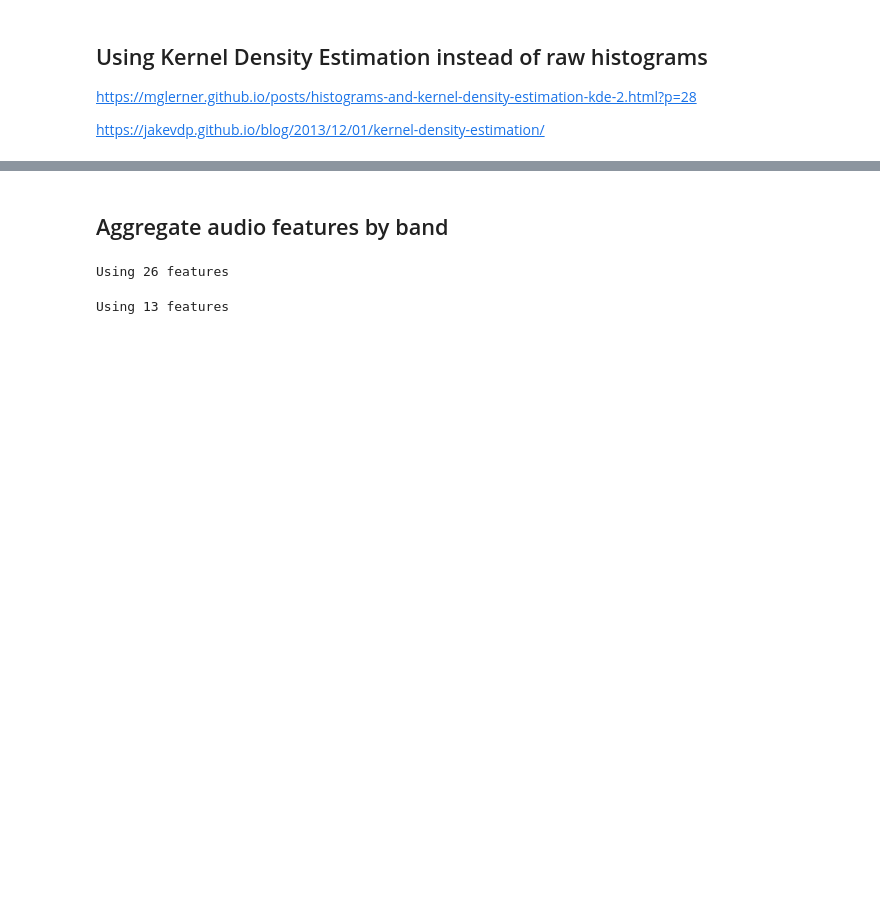
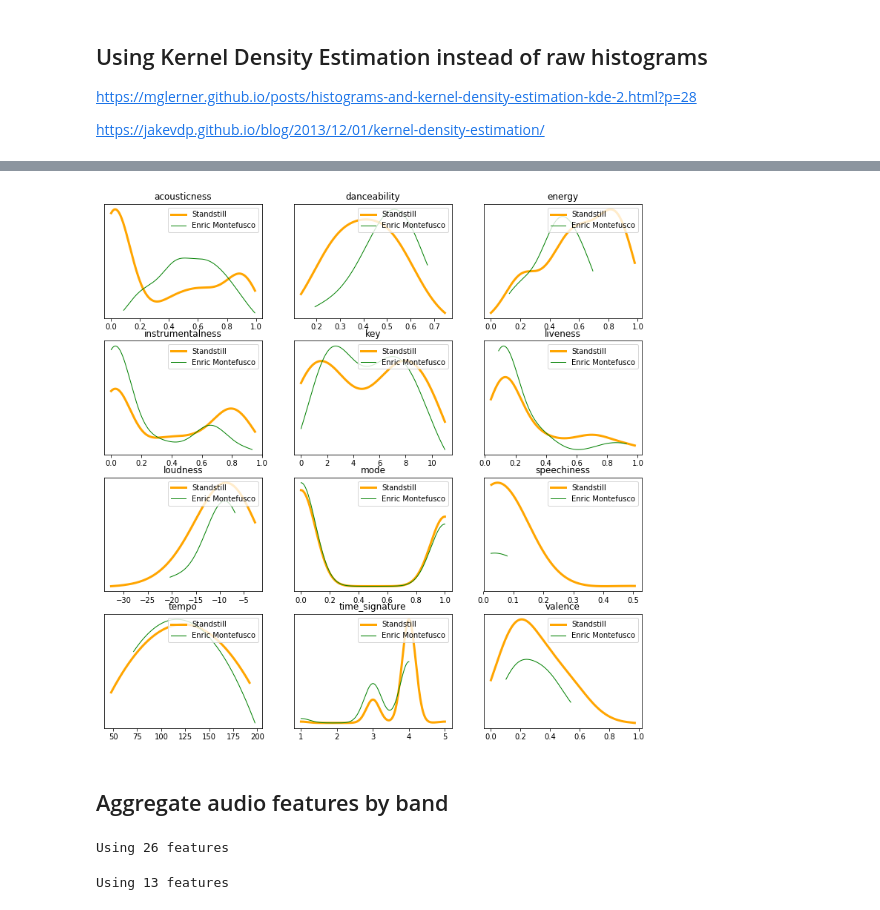
Before and after one commit to eduardbonada/festivals2018, a Jupyter notebook: Explore Audio Features.ipynb, the cells around one changed output, grey strips where cells are left out. Cells and saved outputs as stored; diff of their text form; code cells hidden in the pictures; blank space fills up the shorter version.

```diff
--- a/Explore Audio Features.ipynb
+++ b/Explore Audio Features.ipynb
@@ -222,9 +219,9 @@ https://jakevdp.github.io/blog/2013/12/01/kernel-density-estimation/
 from sklearn.neighbors.kde import KernelDensity
 
 artists_to_compare = [\
-    {'name': 'Pau Vallvé', 'color' : 'orange', 'linewidth' : 3, 'linestyle' : '-'},
+    {'name': 'Standstill', 'color' : 'orange', 'linewidth' : 3, 'linestyle' : '-'},
     #{'name': 'Radiohead', 'color' : 'blue', 'linewidth' : 1, 'linestyle' : '-'},
-    {'name': 'Bon Iver', 'color' : 'green', 'linewidth' : 1, 'linestyle' : '-'},
+    {'name': 'Enric Montefusco', 'color' : 'green', 'linewidth' : 1, 'linestyle' : '-'},
     #{'name': 'Shakira', 'color' : 'red', 'linewidth' : 1, 'linestyle' : '--'}
 ]
 
@@ -286,3 +281,4 @@ fig.savefig(filename, dpi=fig.dpi, bbox_inches='tight', pad_inches=0.5)
+[figure, added]
 # %% [markdown]
 ## Aggregate audio features by band
 # %%
```
Also changed, not shown: parts of 4 cells of this notebook, 3 other files.
